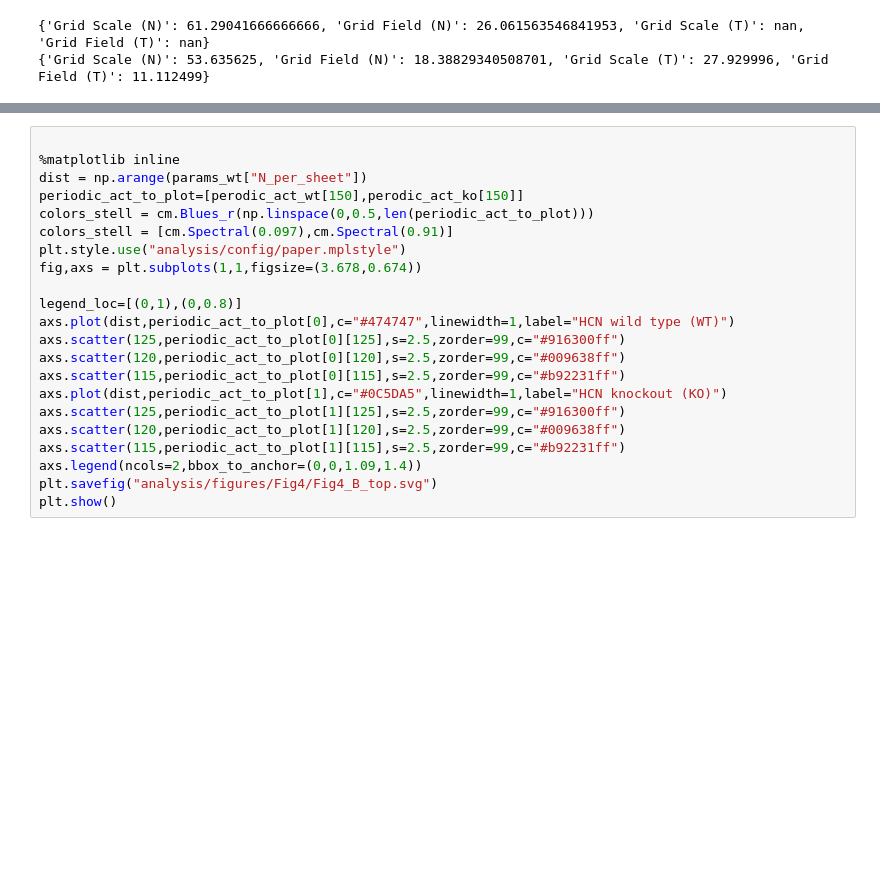
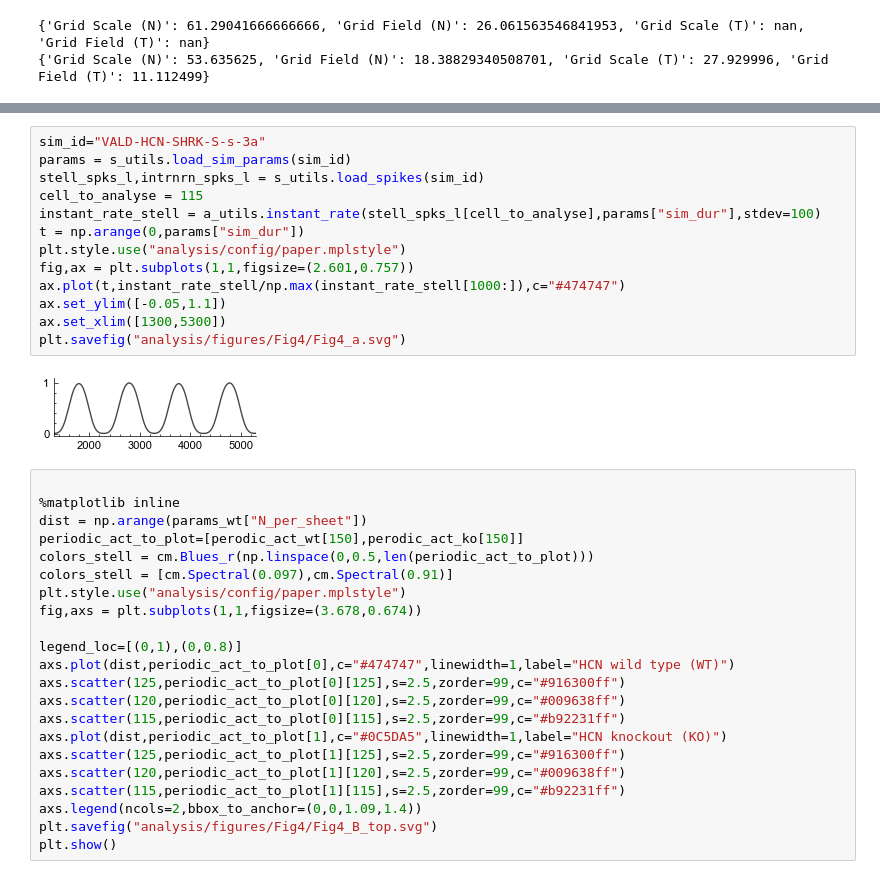
Before and after one commit to tiny-infinity/GridCellsCopy, a Jupyter notebook: analysis/notebooks/Fig4/Fig4.ipynb, the cells around one changed output, grey strips where cells are left out. Saved outputs shown, nothing was run; the diff lists cells and outputs as text; blank space fills up the shorter version.

```diff
--- a/analysis/notebooks/Fig4/Fig4.ipynb
+++ b/analysis/notebooks/Fig4/Fig4.ipynb
@@ -68,3 +68,18 @@ plt.savefig("analysis/figures/Fig4/Fig4_B_bottom.svg")
+# %%
+sim_id="VALD-HCN-SHRK-S-s-3a"
+params = s_utils.load_sim_params(sim_id)
+stell_spks_l,intrnrn_spks_l = s_utils.load_spikes(sim_id)
+cell_to_analyse = 115
+instant_rate_stell = a_utils.instant_rate(stell_spks_l[cell_to_analyse],params["sim_dur"],stdev=100)
+t = np.arange(0,params["sim_dur"])
+plt.style.use("analysis/config/paper.mplstyle")
+fig,ax = plt.subplots(1,1,figsize=(2.601,0.757))
+ax.plot(t,instant_rate_stell/np.max(instant_rate_stell[1000:]),c="#474747")
+ax.set_ylim([-0.05,1.1])
+ax.set_xlim([1300,5300])
+plt.savefig("analysis/figures/Fig4/Fig4_a.svg")
+# %% [output]
+[figure, added]
 # %%
 
 %matplotlib inline
```
Also changed, not shown: parts of 3 cells of this notebook, 6 other files.
